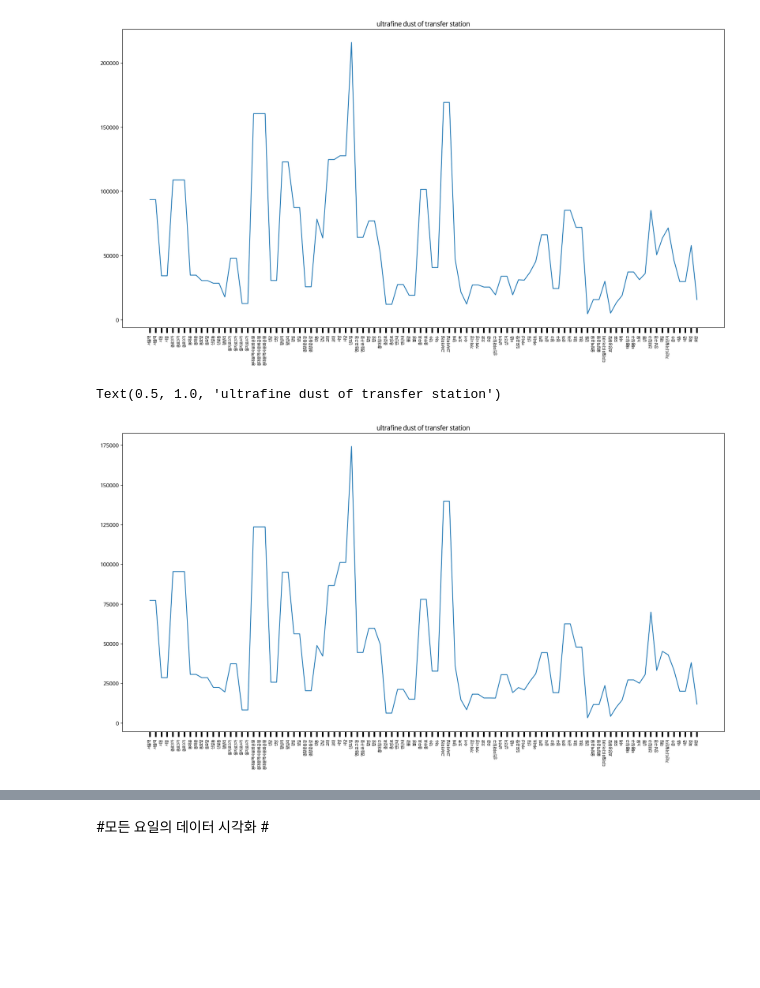
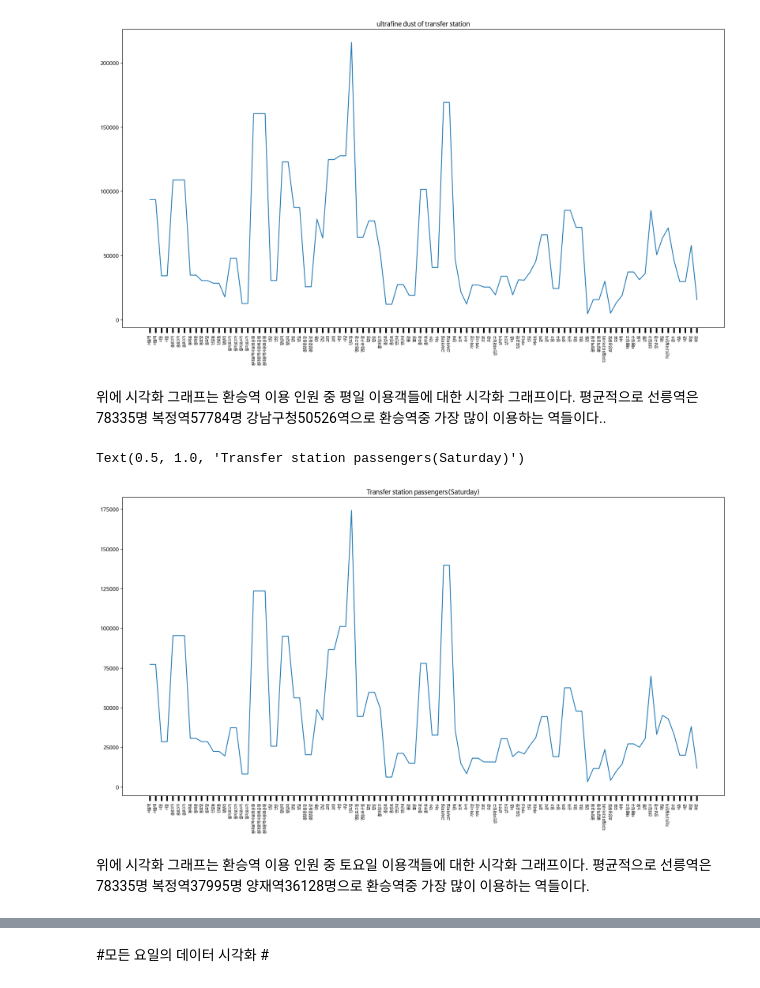
Before and after one commit to nhd1612/-LJS, a Jupyter notebook: 파이썬_데이터_프로젝트_중간_보고_(화).ipynb, the cells around one changed output, grey strips where cells are left out. Drawn from its saved outputs; the diff is of its cells as text; code cells hidden in the pictures; blank space fills up the shorter version.

```diff
--- a/파이썬_데이터_프로젝트_중간_보고_(화).ipynb
+++ b/파이썬_데이터_프로젝트_중간_보고_(화).ipynb
@@ -389,29 +372,33 @@ plt.title('ultrafine dust of transfer station') #그래프 제목
 # %% [output]
 Text(0.5, 1.0, 'ultrafine dust of transfer station')
 [figure]
+# %% [markdown]
+위에 시각화 그래프는 환승역 이용 인원 중 평일 이용객들에 대한 시각화 그래프이다. 평균적으로 선릉역은 78335명 복정역57784명 강남구청50526역으로 환승역중 가장 많이 이용하는 역들이다..
 # %%
 #환승역 인원 그래프 그리기
 # 주말(토요일)
 data = merge_data['토요일'].plot(kind = 'line')
 plt.rc('font', family='NanumBarunGothic') # 한글 폰트
 plt.xticks(np.arange(0,96,1),('서울역','서울역','시청','시청','종로3가','종로3가','종로3가','동대문',
                               '동대문','동묘앞','동묘앞','신설동','신설동','청량리','을지로3가','을지로3가',
                               '을지로4가','을지로4가','동대문역사문화공원','동대문역사문화공원','동대문역사문화공원',
                               '신당','신당','왕십리','왕십리','잠실','잠실','종합운동장','종합운동장','선릉','강남','교대',
                               '교대','사당','사당','신도림','영등포구청','영등포구청','합정','합정','홍대입구','충정로',
                               '충정로','연신내','연신내','불광','불광','충무로','충무로','약수','약수','고속터미널',
                               '고속터미널','양재','도곡','수서','가락시장','가락시장','오금','오금','성신여대입구','삼각지',
                               '삼각지','이촌','김포공항','까치산','신길','여의도','공덕','공덕','청구','청구','군자',
                               '군자','천호','천호','강동','올림픽공원','올림픽공원','디지털미디어시티','효창공원앞','보문',
                               '석계','태릉입구','태릉입구','노원','상봉','건대입구','강남구청','대림','가산디지털단지','온수',
                               '석촌','석촌','복정','모란')) # x 눈금
 data.tick_params(axis ='x', labelsize = 7,
                length =10, width = 3,rotation=90) # x 눈금 텍스트 회전
 plt.rcParams['figure.figsize'] = [20,10 ] #그래프 사이즈
-plt.title('ultrafine dust of transfer station') #그래프 제목
+plt.title('Transfer station passengers(Saturday)') #그래프 제목
 # %% [output]
-Text(0.5, 1.0, 'ultrafine dust of transfer station')
+Text(0.5, 1.0, 'Transfer station passengers(Saturday)')
-[figure, old version]
+[figure, new version]
+# %% [markdown]
+위에 시각화 그래프는 환승역 이용 인원 중 토요일 이용객들에 대한 시각화 그래프이다. 평균적으로 선릉역은 78335명 복정역37995명 양재역36128명으로 환승역중 가장 많이 이용하는 역들이다.
 # %%
 #환승역 인원 그래프 그리기
 # 주말(일요일)
```
Also changed, not shown: parts of 28 cells of this notebook.
